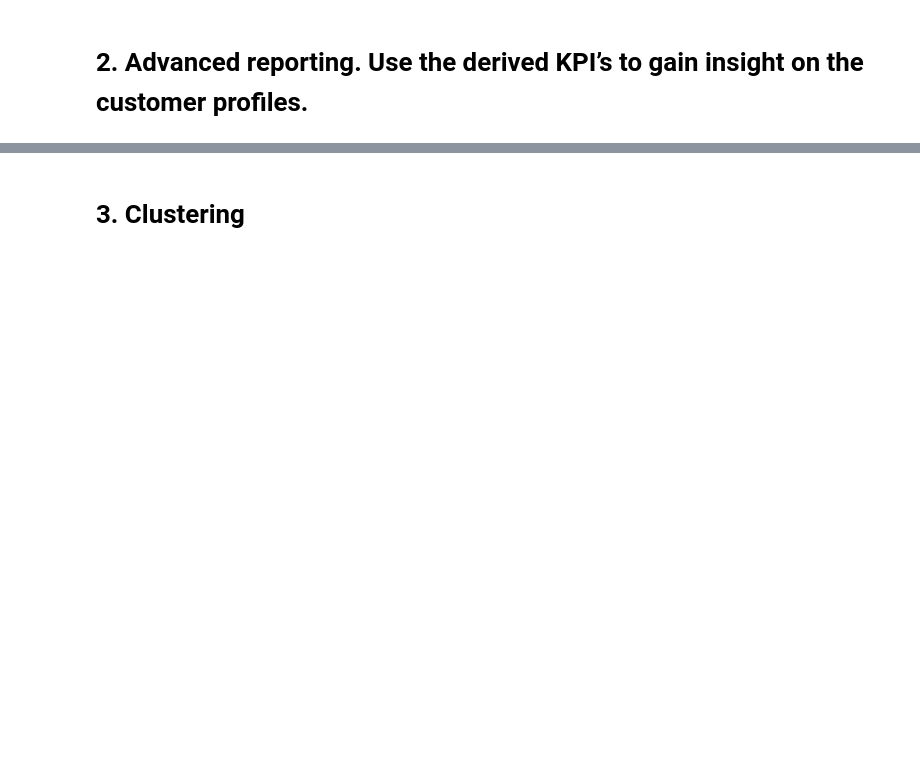
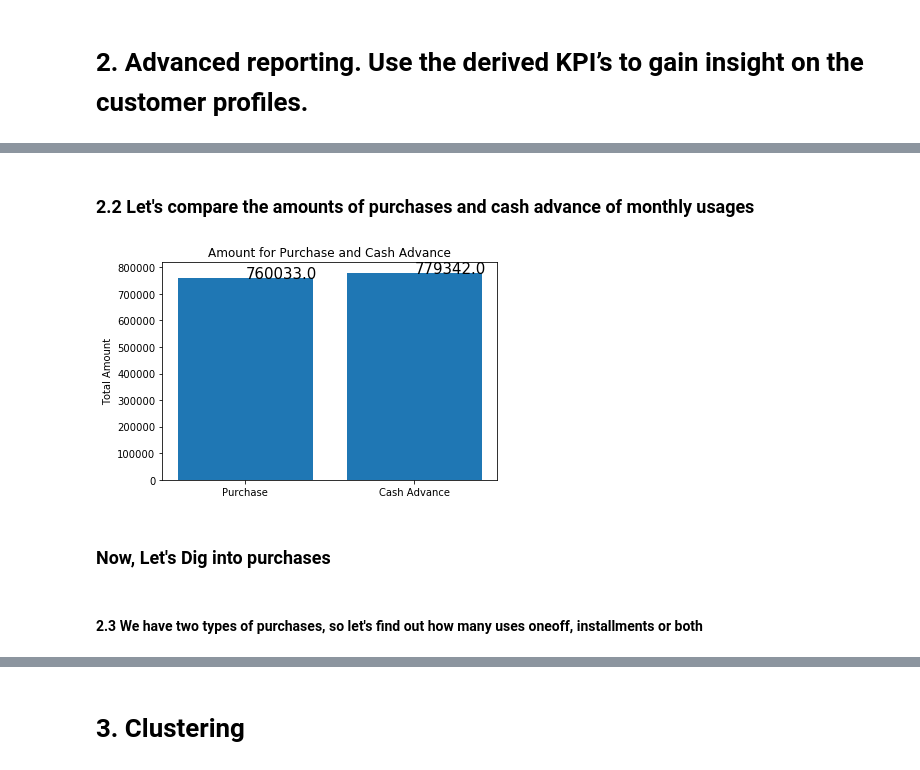
Before and after one commit to himesh2795/Credit-Card-Segmentation, a Jupyter notebook: Credit Card Segmentation.ipynb, the cells around one changed output, grey strips where cells are left out. Saved outputs shown, nothing was run; the diff lists cells and outputs as text; code cells hidden in the pictures; blank space fills up the shorter version.

```diff
--- a/Credit Card Segmentation.ipynb
+++ b/Credit Card Segmentation.ipynb
@@ -144,0 +273,17 @@ card_df_KPI.head()
+# %% [markdown]
+### 2.2 Let's compare the amounts of purchases and cash advance of monthly usages
+# %%
+labels = ['Purchase','Cash Advance']
+values = [card_df_KPI['monthly_avg_purchase'].sum(), card_df_KPI['monthly_cash_advance'].sum()]
+plt.bar(labels, values)
+for index,data in enumerate(values):
+    plt.text(x=index , y =data+1 , s=f"{round(data)}" , fontdict=dict(fontsize=15))
+plt.title('Amount for Purchase and Cash Advance')
+plt.ylabel("Total Amount")
+plt.show()
+# %% [output]
+[figure, added]
+# %% [markdown]
+### Now, Let's Dig into purchases
+# %% [markdown]
+#### 2.3 We have two types of purchases, so let's find out how many uses oneoff, installments or both
```
Also changed, not shown: parts of 44 cells of this notebook.
